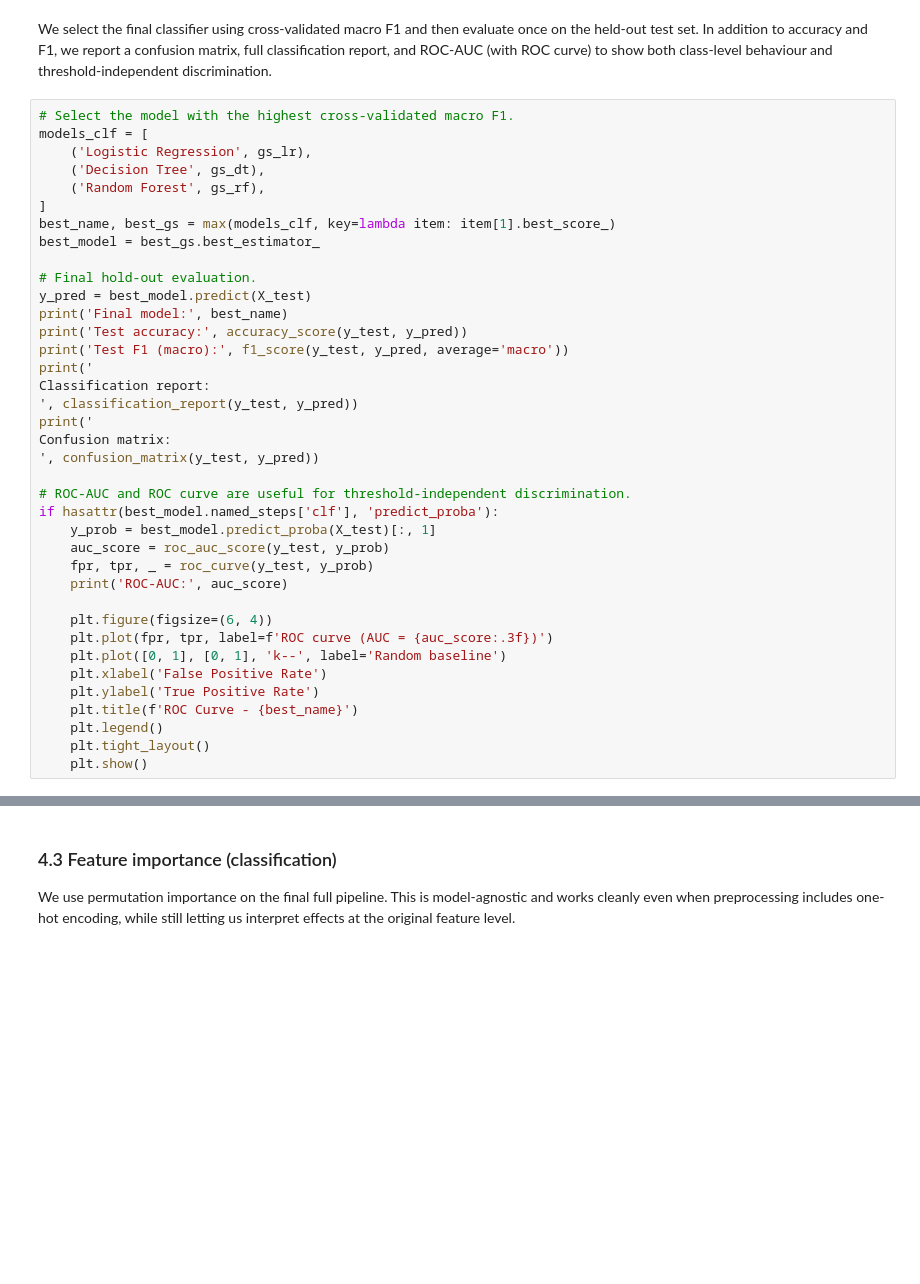
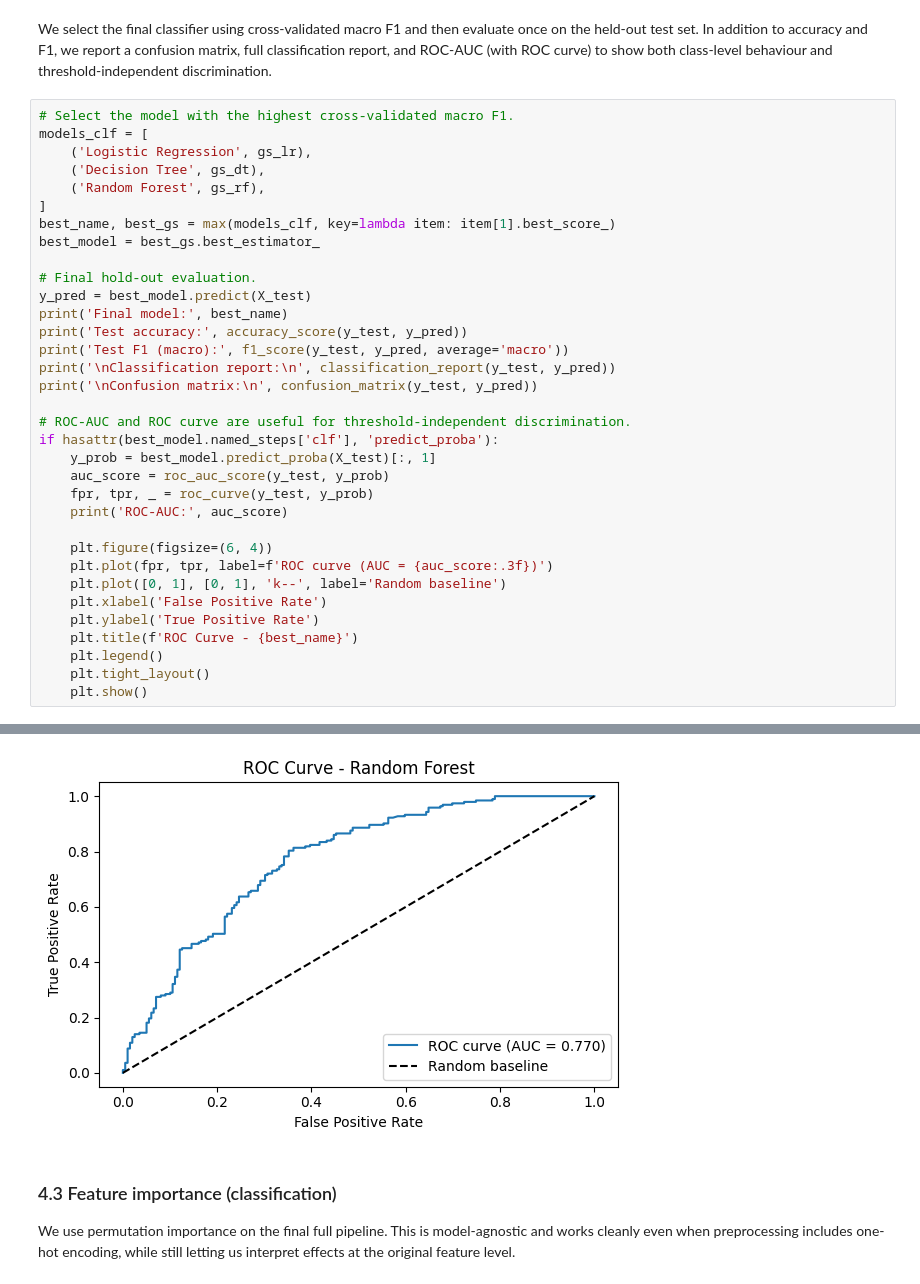
Before and after one commit to cormacGreaney/Predictive-Modelling-on-Spotify-tracks2026-Dataset, a Jupyter notebook: CS4168_Project_Notebook.ipynb, the cells around one changed output, grey strips where cells are left out. Saved outputs shown, nothing was run; the diff lists cells and outputs as text; blank space fills up the shorter version.

```diff
--- a/CS4168_Project_Notebook.ipynb
+++ b/CS4168_Project_Notebook.ipynb
@@ -578,12 +600,8 @@ y_pred = best_model.predict(X_test)
 print('Final model:', best_name)
 print('Test accuracy:', accuracy_score(y_test, y_pred))
 print('Test F1 (macro):', f1_score(y_test, y_pred, average='macro'))
-print('
-Classification report:
-', classification_report(y_test, y_pred))
-print('
-Confusion matrix:
-', confusion_matrix(y_test, y_pred))
+print('\nClassification report:\n', classification_report(y_test, y_pred))
+print('\nConfusion matrix:\n', confusion_matrix(y_test, y_pred))
 
 # ROC-AUC and ROC curve are useful for threshold-independent discrimination.
 if hasattr(best_model.named_steps['clf'], 'predict_proba'):
@@ -608,3 +642,4 @@ Test F1 (macro): 0.6810705615110747
+[figure, added]
 # %% [markdown]
 ### 4.3 Feature importance (classification)
 
```
Also changed, not shown: parts of 9 cells of this notebook.
